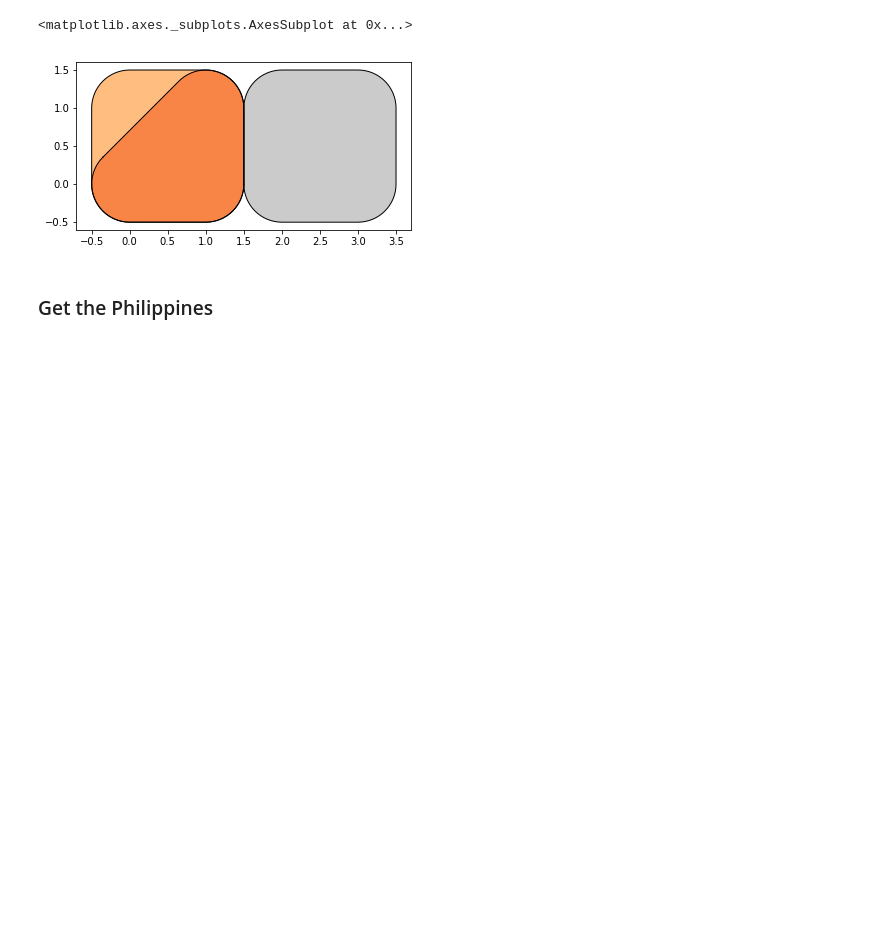
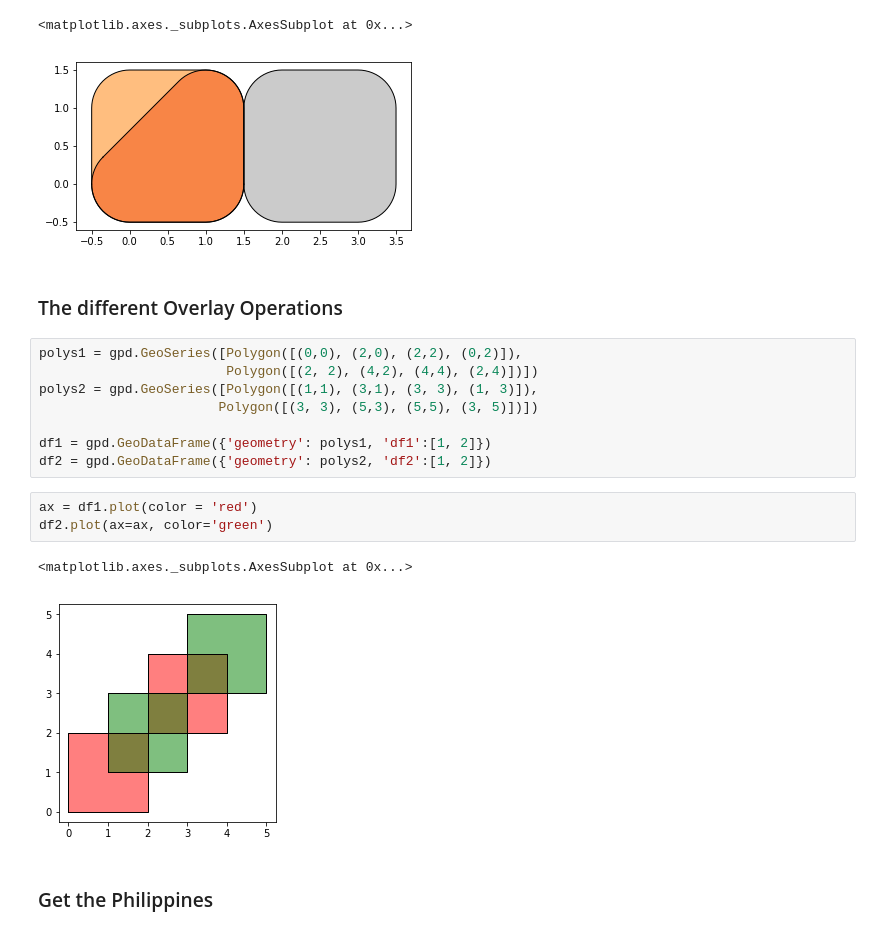
Before and after one commit to fjcamillo/Learn-GeoPandas, a Jupyter notebook: project_files/GeoPandas.ipynb, the cells around one changed output. Saved outputs shown, nothing was run; the diff lists cells and outputs as text; blank space fills up the shorter version.

Commit message:
overlay operations

```diff
--- a/project_files/GeoPandas.ipynb
+++ b/project_files/GeoPandas.ipynb
@@ -156,6 +156,22 @@ g.buffer(0.5).plot()
 # %% [output]
 <matplotlib.axes._subplots.AxesSubplot at 0x...>
 [figure]
+# %% [markdown]
+### The different Overlay Operations
+# %%
+polys1 = gpd.GeoSeries([Polygon([(0,0), (2,0), (2,2), (0,2)]),
+                        Polygon([(2, 2), (4,2), (4,4), (2,4)])])
+polys2 = gpd.GeoSeries([Polygon([(1,1), (3,1), (3, 3), (1, 3)]),
+                       Polygon([(3, 3), (5,3), (5,5), (3, 5)])])
+
+df1 = gpd.GeoDataFrame({'geometry': polys1, 'df1':[1, 2]})
+df2 = gpd.GeoDataFrame({'geometry': polys2, 'df2':[1, 2]})
+# %%
+ax = df1.plot(color = 'red')
+df2.plot(ax=ax, color='green')
+# %% [output]
+<matplotlib.axes._subplots.AxesSubplot at 0x...>
+[figure, added]
 # %% [markdown]
 ### Get the Philippines
 # %%
```
